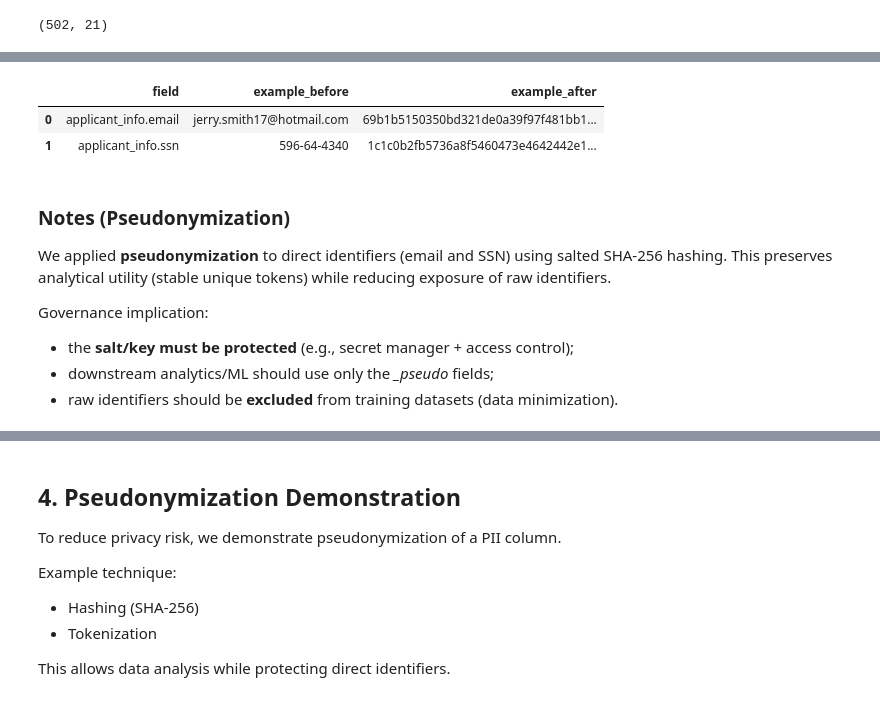
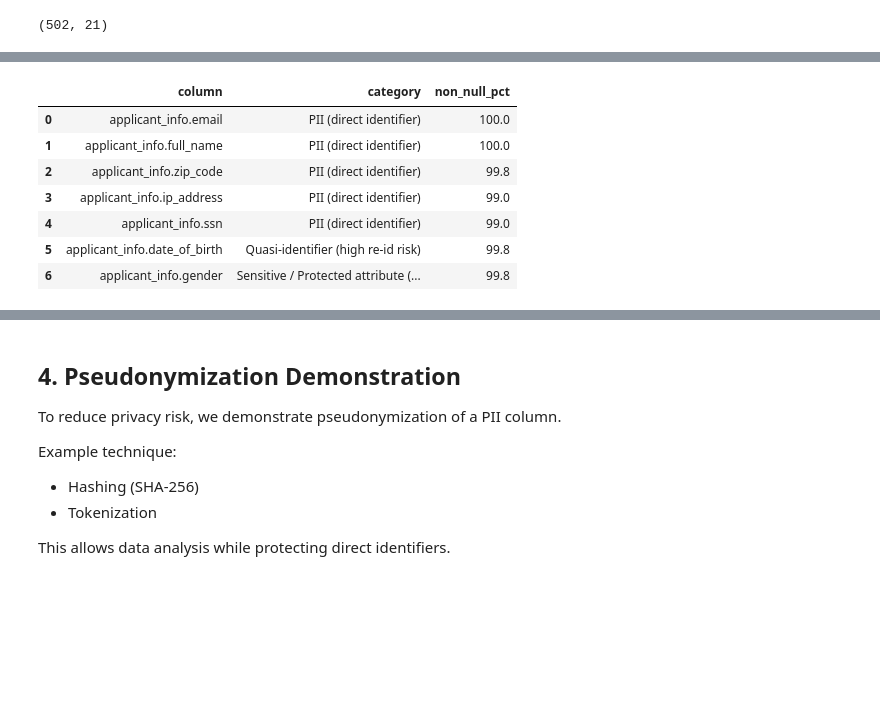
Before and after one commit to leo-nor-pro/dego-project-team6, a Jupyter notebook: notebooks/03-privacy-demo.ipynb, the cells around one changed output, grey strips where cells are left out. Saved outputs shown, nothing was run; the diff lists cells and outputs as text; code cells hidden in the pictures; blank space fills up the shorter version.

```diff
--- a/notebooks/03-privacy-demo.ipynb
+++ b/notebooks/03-privacy-demo.ipynb
@@ -351,23 +283,23 @@ df_training_ready.columns.tolist()[:15], df_training_ready.shape
-# %%
-before_after = pd.DataFrame({
-    "field": COLS_TO_PSEUDONYMIZE,
-    "example_before": [df[col].dropna().astype(str).iloc[0] if col in df.columns and df[col].notna().any() else None
-                       for col in COLS_TO_PSEUDONYMIZE],
-    "example_after": [df_priv[col + "_pseudo"].dropna().astype(str).iloc[0] if (col + "_pseudo") in df_priv.columns and df_priv[col + "_pseudo"].notna().any() else None
-                      for col in COLS_TO_PSEUDONYMIZE],
-})
-before_after
-# %% [output]
-|  | field | example_before | example_after |
-| 0 | applicant_info.email | jerry.smith17@hotmail.com | 69b1b5150350bd321de0a39f97f481bb1... |
-| 1 | applicant_info.ssn | 596-64-4340 | 1c1c0b2fb5736a8f5460473e4642442e1... |
-# %% [markdown]
-### Notes (Pseudonymization)
-
-We applied **pseudonymization** to direct identifiers (email and SSN) using salted SHA-256 hashing.
-This preserves analytical utility (stable unique tokens) while reducing exposure of raw identifiers.
-
-Governance implication:
-- the **salt/key must be protected** (e.g., secret manager + access control);
-- downstream analytics/ML should use only the *_pseudo* fields;
-- raw identifiers should be **excluded** from training datasets (data minimization).
+# %%
+# Build final PII inventory table
+pii_inventory_table = pii_inventory[[
+    "column",
+    "category",
+    "non_null_pct"
+]].copy()
+
+pii_inventory_table = pii_inventory_table.sort_values(
+    by=["category", "non_null_pct"],
+    ascending=[True, False]
+).reset_index(drop=True)
+
+pii_inventory_table
+# %% [output]
+|  | column | category | non_null_pct |
+| 0 | applicant_info.email | PII (direct identifier) | 100.0 |
+| 1 | applicant_info.full_name | PII (direct identifier) | 100.0 |
+| 2 | applicant_info.zip_code | PII (direct identifier) | 99.8 |
+| 3 | applicant_info.ip_address | PII (direct identifier) | 99.0 |
+| 4 | applicant_info.ssn | PII (direct identifier) | 99.0 |
+| 5 | applicant_info.date_of_birth | Quasi-identifier (high re-id risk) | 99.8 |
+| 6 | applicant_info.gender | Sensitive / Protected attribute (... | 99.8 |
```
Also changed, not shown: parts of 22 cells of this notebook.
